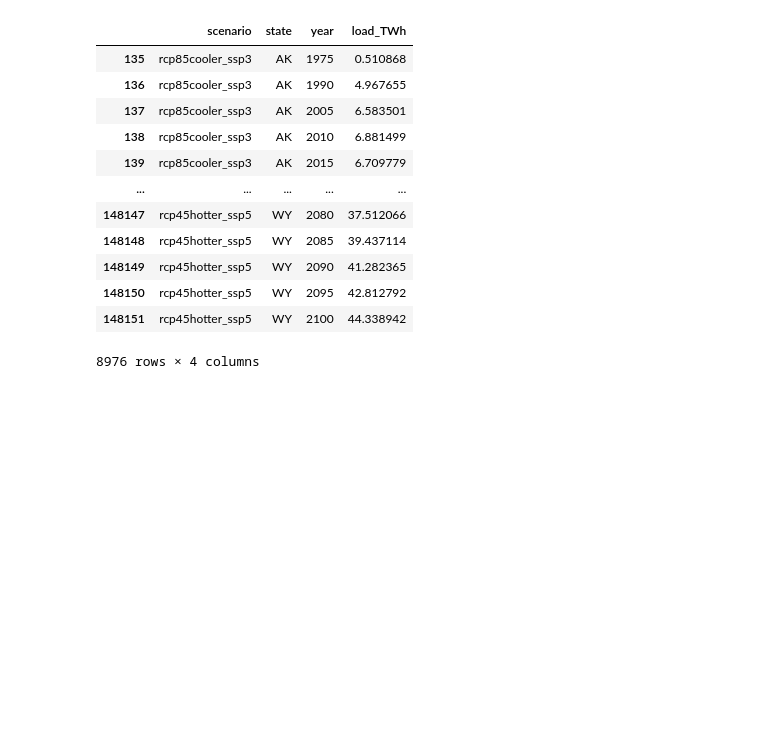
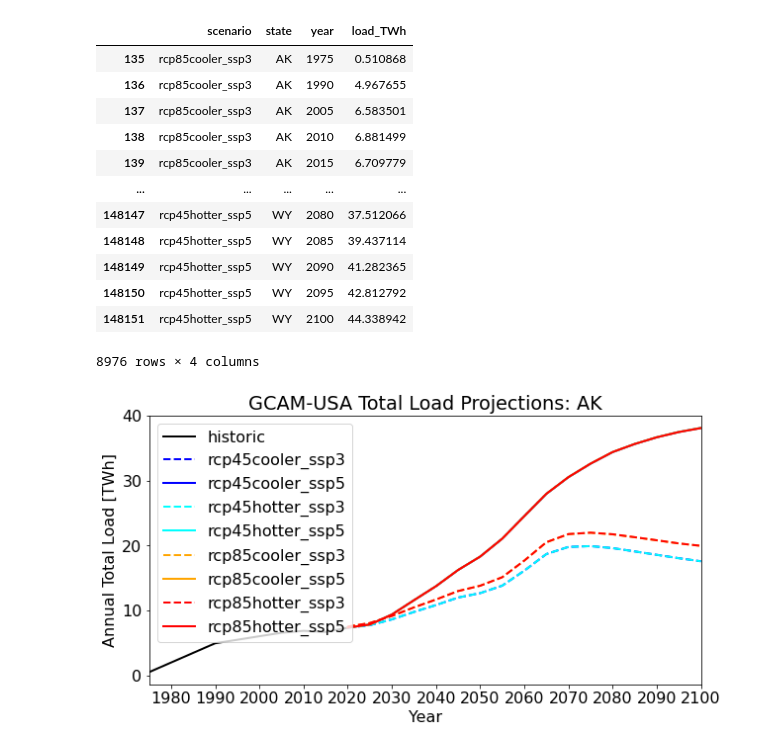
Before and after one commit to IMMM-SFA/exp_group_b, a Jupyter notebook: analyses/notebooks/gcam_usa_analysis.ipynb, the cells around one changed output. Saved outputs shown, nothing was run; the diff lists cells and outputs as text; code cells hidden in the pictures; blank space fills up the shorter version.

```diff
--- a/analyses/notebooks/gcam_usa_analysis.ipynb
+++ b/analyses/notebooks/gcam_usa_analysis.ipynb
@@ -82,7 +82,7 @@ def plot_load_time_series(gcam_df, state: str, image_output_dir: str, image_reso
     rcp85hotter_ssp5 = rcp85hotter_ssp5.loc[rcp85hotter_ssp5['year'] >= 2020]
 
     # Make the plot:
-    plt.figure(figsize=(20, 10))
+    plt.figure(figsize=(10, 5))
     plt.rcParams['font.size'] = 16
     plt.plot(historic['year'], historic['load_TWh'], color='black', linestyle='-', label='historic', linewidth=2)
     plt.plot(rcp45cooler_ssp3['year'], rcp45cooler_ssp3['load_TWh'], color='blue', linestyle='--', label='rcp45cooler_ssp3', linewidth=2)
@@ -110,11 +110,14 @@ def plot_load_time_series(gcam_df, state: str, image_output_dir: str, image_reso
 # %%
 # Create a list of the unique states in the GCAM-USA output file:
 states = gcam_df['state'].unique()
 
 # Loop over the states and make the plot for each state:
-for i in range(len(states)):
+#for i in range(len(states)):
+for i in range(1):
     plot_load_time_series(gcam_df = gcam_df,
                           state = states[i],
                           image_output_dir = image_output_dir,
-                          image_resolution = 125,
-                          save_images = True)
+                          image_resolution = 300,
+                          save_images = False)
+# %% [output]
+[figure, added]
```
Also changed, not shown: 1 other file.
